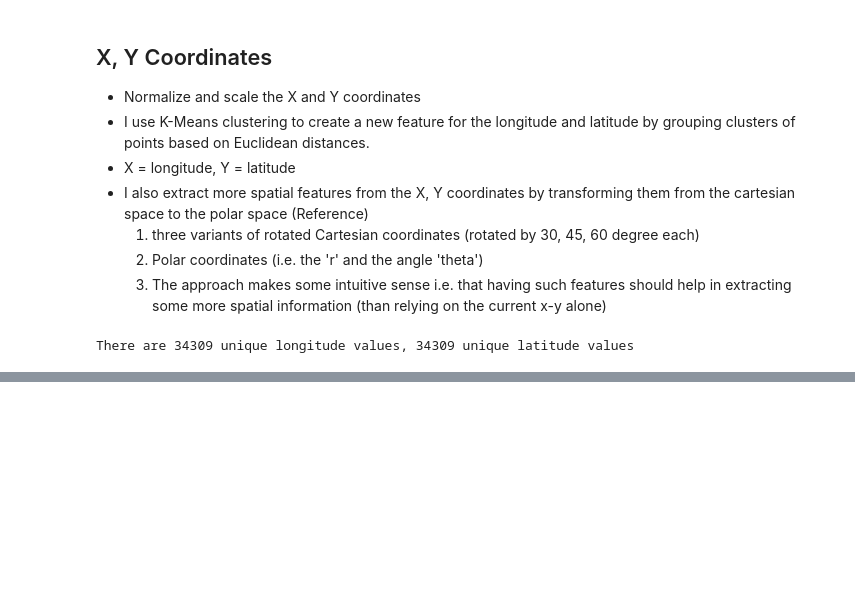
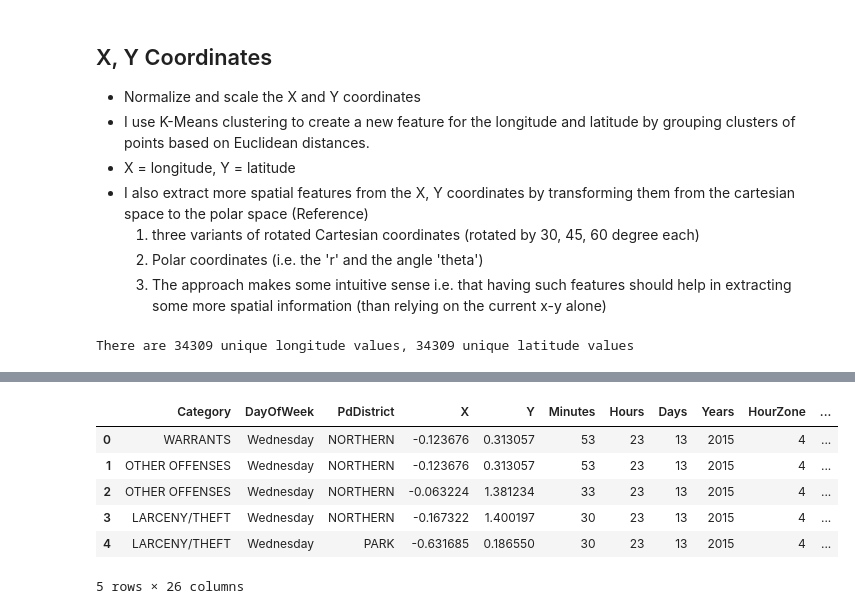
Before and after one commit to mj-awad17/Data_Analystics-Projects, a Jupyter notebook: sf-crime/sf-crime-prediction.ipynb, the cells around one changed output, grey strips where cells are left out. Drawn from its saved outputs; the diff is of its cells as text; code cells hidden in the pictures; blank space fills up the shorter version.

```diff
--- a/sf-crime/sf-crime-prediction.ipynb
+++ b/sf-crime/sf-crime-prediction.ipynb
@@ -745,0 +807,25 @@ There are 34309 unique longitude values, 34309 unique latitude values
+# %%
+# Drop Address feature from both train and test set
+train.drop(['Address'], axis=1, inplace=True)
+test.drop(['Address'], axis=1, inplace=True)
+# %%
+# We don't need Dates column anymore
+train.drop(['Dates'], axis=1, inplace=True)
+test.drop(['Dates'], axis=1, inplace=True)
+# %%
+# Drop Resolution column since test set does not have this column
+train.drop(['Resolution'], axis=1, inplace=True)
+# %%
+# Drop Descript column since test set does not have this column
+train.drop(['Descript'], axis=1, inplace=True)
+# %%
+# Let's quickly view the data
+train.head()
+# %% [output]
+|  | Category | DayOfWeek | PdDistrict | X | Y | Minutes | Hours | Days | Years | HourZone | ... |
+| 0 | WARRANTS | Wednesday | NORTHERN | -0.123676 | 0.313057 | 53 | 23 | 13 | 2015 | 4 | ... |
+| 1 | OTHER OFFENSES | Wednesday | NORTHERN | -0.123676 | 0.313057 | 53 | 23 | 13 | 2015 | 4 | ... |
+| 2 | OTHER OFFENSES | Wednesday | NORTHERN | -0.063224 | 1.381234 | 33 | 23 | 13 | 2015 | 4 | ... |
+| 3 | LARCENY/THEFT | Wednesday | NORTHERN | -0.167322 | 1.400197 | 30 | 23 | 13 | 2015 | 4 | ... |
+| 4 | LARCENY/THEFT | Wednesday | PARK | -0.631685 | 0.186550 | 30 | 23 | 13 | 2015 | 4 | ... |
+5 rows × 26 columns
```
Also changed, not shown: parts of 14 cells of this notebook, 1 other file.
